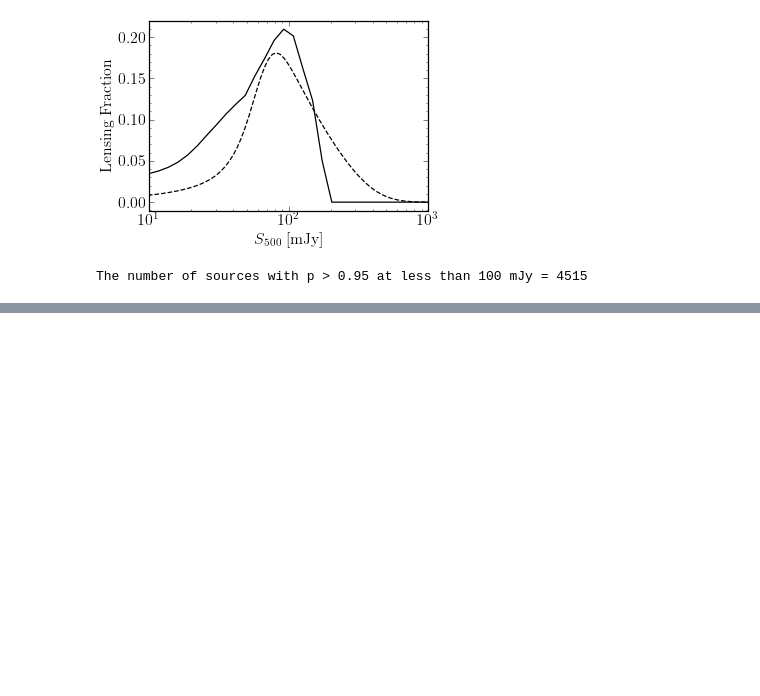
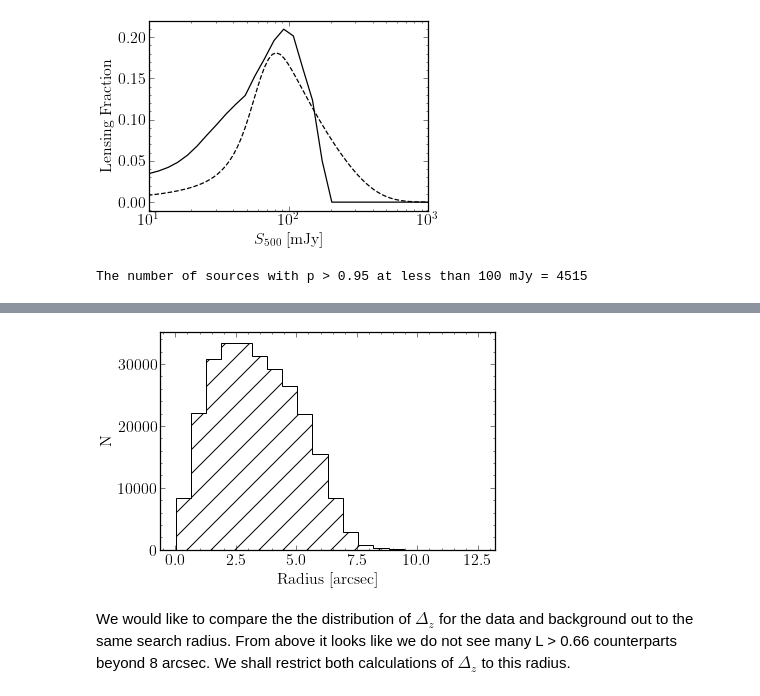
Before and after one commit to BradleyAWard/Herschel-ATLAS-DR3, a Jupyter notebook: HATLAS_DR3/results.ipynb, the cells around one changed output, grey strips where cells are left out. Drawn from its saved outputs; the diff is of its cells as text; code cells hidden in the pictures; blank space fills up the shorter version.

```diff
--- a/HATLAS_DR3/results.ipynb
+++ b/HATLAS_DR3/results.ipynb
@@ -374,0 +426,16 @@ The number of sources with p > 0.95 at less than 100 mJy = 4515
+# %%
+# The maximum distance that we find L > 0.66 counterparts
+data_high_likelihood = data_zHELP[data_zHELP['Likelihood'] > 0.66]
+
+# Plot the distance of counterpart from source for L > 0.66 counterparts
+plt.figure()
+plt.hist(data_high_likelihood['DISTANCE'], bins = 20, histtype = 'step', hatch = '/')
+plt.xlabel(r'Radius [arcsec]')
+plt.ylabel(r'N')
+plt.show()
+# %% [output]
+[figure, added]
+# %% [markdown]
+We would like to compare the the distribution of $\Delta_z$ for the data and background out to the same search radius.
+From above it looks like we do not see many L > 0.66 counterparts beyond 8 arcsec. We shall restrict both calculations
+of $\Delta_z$ to this radius.
```
Also changed, not shown: parts of 12 cells of this notebook.
